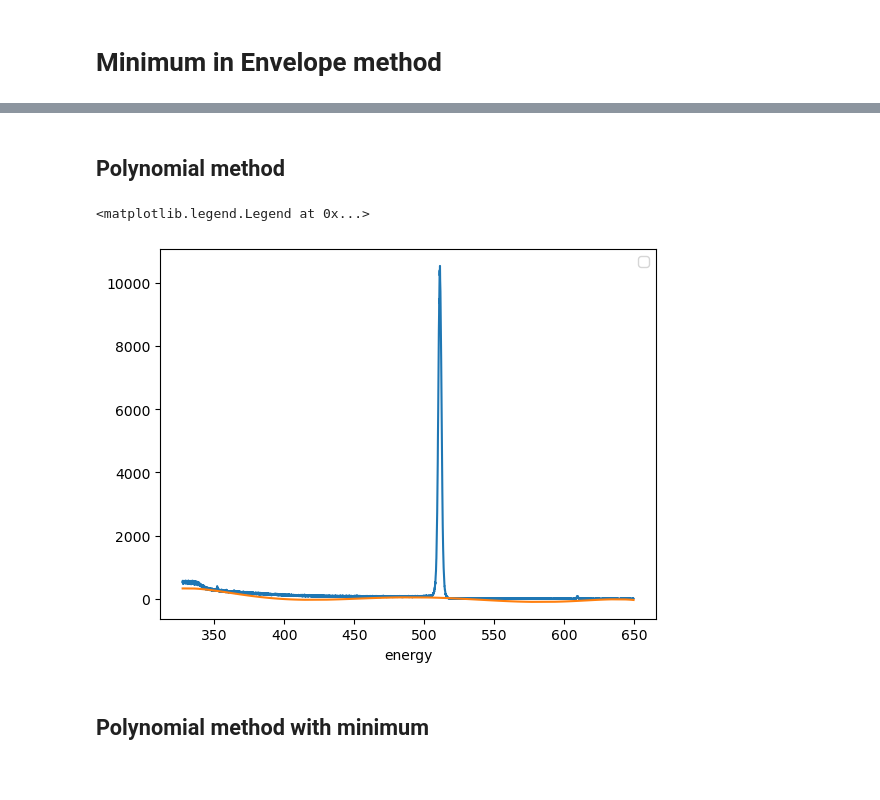
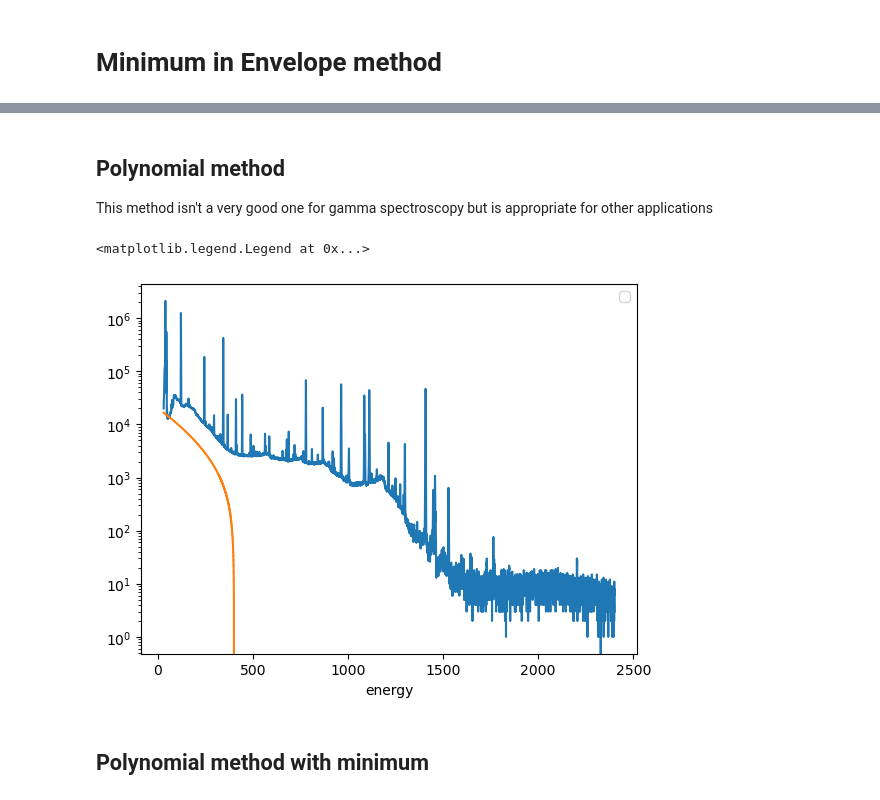
Before and after one commit to achiyaAmrusi/scispectrum, a Jupyter notebook: examples/Background/background_substraction.ipynb, the cells around one changed output, grey strips where cells are left out. Drawn from its saved outputs; the diff is of its cells as text; code cells hidden in the pictures.

```diff
--- a/examples/Background/background_substraction.ipynb
+++ b/examples/Background/background_substraction.ipynb
@@ -26,19 +31,31 @@ from pyspectrum.domain_analysis.background import domain_erf_background, domain_
 # %% [markdown]
 # load the spectrum
 # %%
-path = '../Library/Doppler_broadening_Spectrum.txt'
-df_spectrum = pd.read_csv(path, sep=' ', skiprows=5, names=['time','channel','flag'], usecols=[0,1,2])
+path = '../Library/152Eu_calsource_10cm_85ks.txt'
+spectrum = pd.read_csv(path, names=['counts'])
+spectrum['channel'] = spectrum.index
 
+axis_calibration = AxisCalibration(np.poly1d([0.29239695, 7.10512435]), "energy")
 
-# known calibration
-energy_calib_poly = np.poly1d([0.0408976444, 0.0822321508])
-# known resolution
-energy_resolution = 1.05
-estimated_FWHM = StandardHPGeFWHMModel().generator((0, energy_resolution/511**0.5, 0))
+spectrum = Spectrum.from_dataframe(spectrum,
+                                   axis_calib=axis_calibration)
 
-energy_calib = AxisCalibration(func=energy_calib_poly, name="energy")
-res_calib = ResolutionCalibration(func=estimated_FWHM)
+domains = [(383, 403), (1140,1165), (1485, 1505), (2627, 2650), (3260,3285), (4770, 4810)]
+energies = [121.78, 344.28, 443.96, 778.9, 964.08, 1408]
 
-spectrum  = TimeChannelParser.from_file(path, energy_calibration=energy_calib, fwhm_calibration=res_calib,
-                                        num_of_channels=16384, chunk_size=int(10000),
-                                        sep=' ', skiprows=5, names=['time','channel','flag'], usecols=[0,1,2])
+calib = DetectorCalibration(spectrum=spectrum, peak_domains=domains, known_axis_values=energies)
+energy_calibration, resolution_calibration = calib.generate()
+spectrum.set_axis_calibration(energy_calibration)
+spectrum.set_resolution_calibration(resolution_calibration)
+
+# remove the begining zeros from spectrum
+# this improves the global estimation
+i_start = np.where(spectrum.counts>0)[0][0]
+i_stop = len(spectrum.axis)
+modified_axis_calibration =  lambda e: energy_calibration.apply(e) -energy_calibration.apply(0)+energy_calibration.apply(i_start)
+spectrum = Spectrum(
+    counts=spectrum.counts[i_start:i_stop],
+    channels=spectrum.channels[i_start:i_stop]-i_start,
+    axis_calib=AxisCalibration(func=modified_axis_calibration, name="energy"),
+    resolution_calib=spectrum.resolution_calib
+)
@@ -155,16 +130,17 @@ array(6459.93992823)
 # %% [markdown]
 ## Polynomial method
+This method isn't a very good one for gamma spectroscopy but is appropriate for other applications
 # %%
 est = IterativePolyFit(degree=6, max_iter=25, tolerance=0.001)
-poly_bg = est.estimate(new_spec.axis, new_spec.counts)
+poly_bg = est.estimate(spectrum.axis, spectrum.counts)
 # %%
-new_spec.plot(yscale='linear')
-plt.step(new_spec.axis, poly_bg)
+spectrum.plot(yscale='log')
+plt.step(spectrum.axis, poly_bg)
 
 plt.legend()
 # %% [output]
 <matplotlib.legend.Legend at 0x...>
-[figure, old version]
+[figure, new version]
 # %% [markdown]
 ## Polynomial method with minimum
 # %%
```
Also changed, not shown: parts of 31 cells of this notebook, 3 other files.
